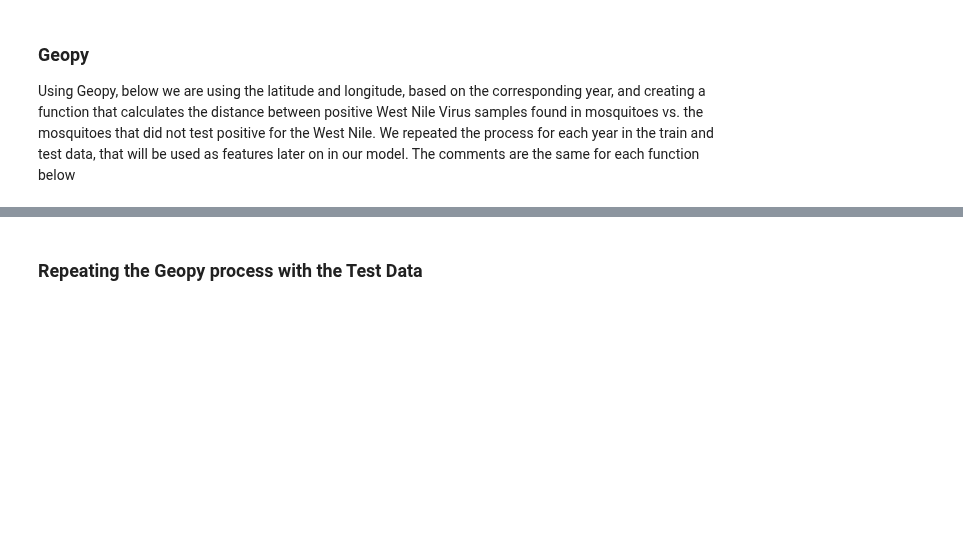
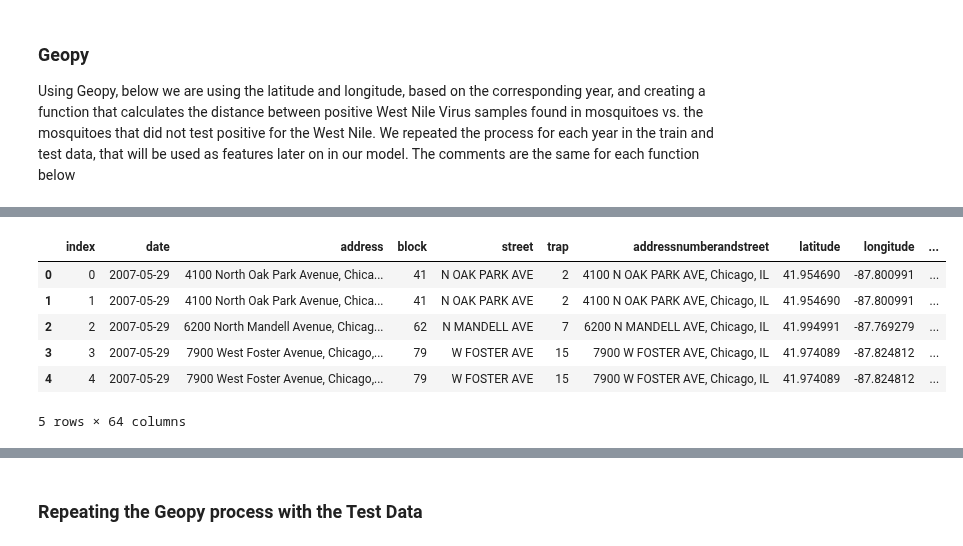
Before and after one commit to bryanco1966/Chicago_West_Nile, a Jupyter notebook: project_work/Exploratory Data Analysis Notebook.ipynb, the cells around one changed output, grey strips where cells are left out. Cells and saved outputs as stored; diff of their text form; code cells hidden in the pictures; blank space fills up the shorter version.

```diff
--- a/project_work/Exploratory Data Analysis Notebook.ipynb
+++ b/project_work/Exploratory Data Analysis Notebook.ipynb
@@ -429,22 +440,31 @@ westnile_2007 = westnile_2007[features]
 westnile_2007 = westnile_2007.apply(tuple, axis = 1)
 
 # Iterate through each distance, and if it has WNV present, append it to list
-h=0
-results_2007 = []
+
+results_2007   = []
+results_2007_2 = []
+results_2007_3 = []
+
 for i in distance_2007:
-   dists_2007 = []
+    dists_2007 = []
 
-   for j in westnile_2007:
+    for j in westnile_2007:
 
        # Use Geopy to find the difference in distances, in miles
-       dist_2007 = (geodesic(i, j).miles)
-       if dist_2007 > 0:
+        dist_2007 = (geodesic(i, j).miles)
+        if dist_2007 > 0:
             dists_2007.append(dist_2007)
-
-   results_2007.append(min(dists_2007))
+   # sort and add minimum and mean minumum distances
+    dists_2007.sort()
+    results_2007.append(min(dists_2007))
+    results_2007_2.append(sum(dists_2007[0:3])/3)
+    results_2007_3.append(sum(dists_2007[0:5])/5)
 
 # Create dataframe
-train_2007=pd.DataFrame(results_2007,columns = ['distance'])
+train_2007=pd.DataFrame(results_2007, columns = ['distance'])
+train_2007['distance_3']  = results_2007_2
+train_2007['distance_5']  = results_2007_3
 train_07 = train[train['year'] == 2007]
+train_07.reset_index(inplace = True)
 train_7 = pd.concat([train_07, train_2007], axis = 1)
 # %% [output]
@@ -453,3 +473,13 @@ Wall time: 2min 29s
+# %%
+train_7.head()
+# %% [output]
+|  | index | date | address | block | street | trap | addressnumberandstreet | latitude | longitude | ... |
+| 0 | 0 | 2007-05-29 | 4100 North Oak Park Avenue, Chica... | 41 | N OAK PARK AVE | 2 | 4100 N OAK PARK AVE, Chicago, IL | 41.954690 | -87.800991 | ... |
+| 1 | 1 | 2007-05-29 | 4100 North Oak Park Avenue, Chica... | 41 | N OAK PARK AVE | 2 | 4100 N OAK PARK AVE, Chicago, IL | 41.954690 | -87.800991 | ... |
+| 2 | 2 | 2007-05-29 | 6200 North Mandell Avenue, Chicag... | 62 | N MANDELL AVE | 7 | 6200 N MANDELL AVE, Chicago, IL | 41.994991 | -87.769279 | ... |
+| 3 | 3 | 2007-05-29 | 7900 West Foster Avenue, Chicago,... | 79 | W FOSTER AVE | 15 | 7900 W FOSTER AVE, Chicago, IL | 41.974089 | -87.824812 | ... |
+| 4 | 4 | 2007-05-29 | 7900 West Foster Avenue, Chicago,... | 79 | W FOSTER AVE | 15 | 7900 W FOSTER AVE, Chicago, IL | 41.974089 | -87.824812 | ... |
+5 rows × 64 columns
 # %%
 %%time
 
```
Also changed, not shown: parts of 27 cells of this notebook, 2 other files.
